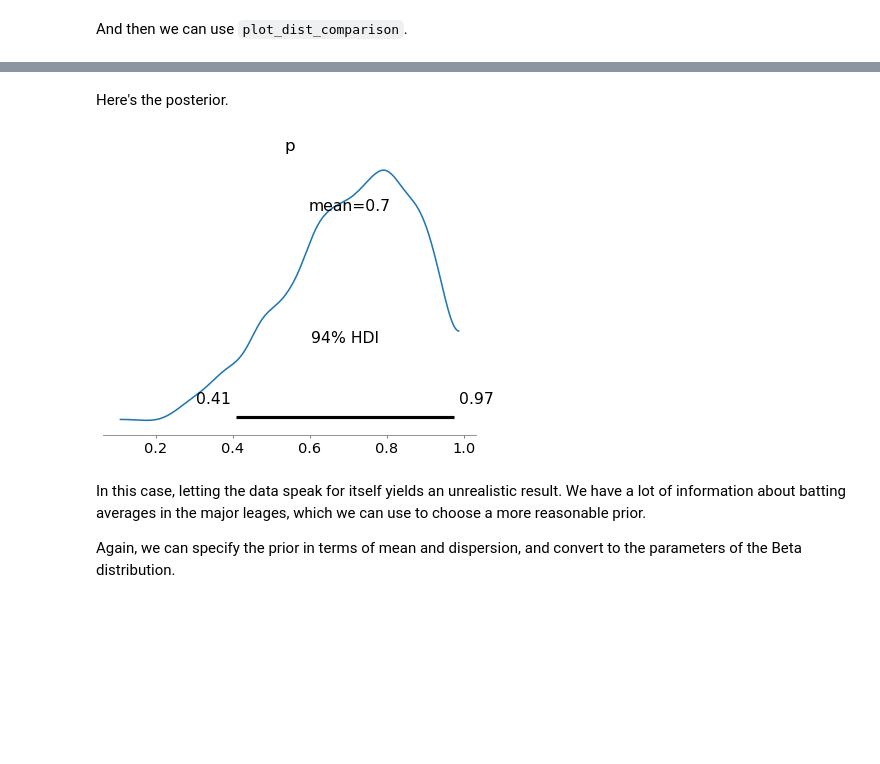
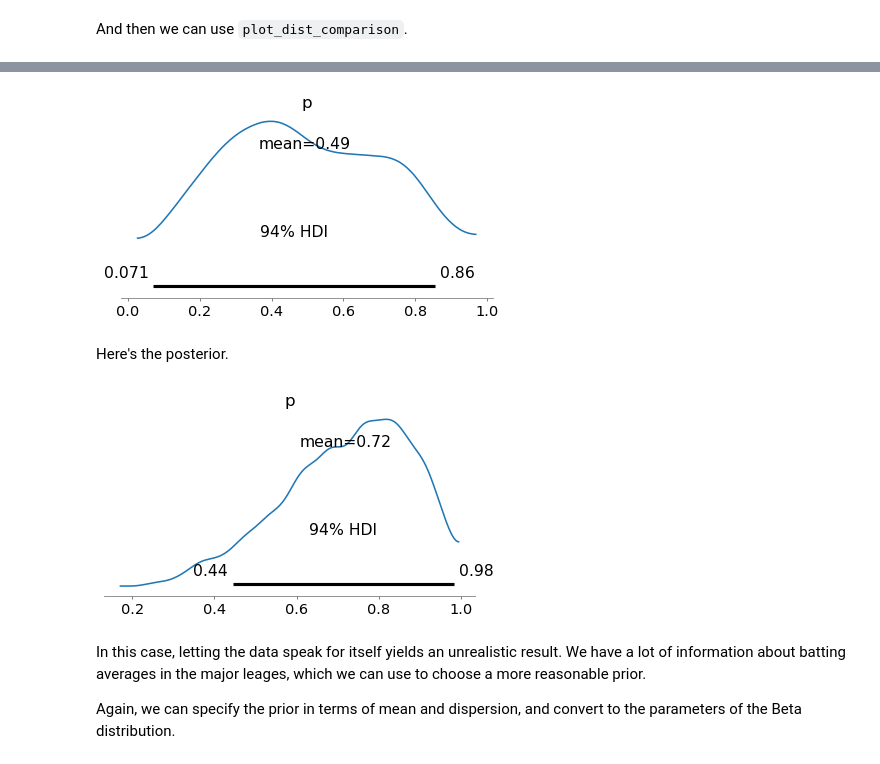
Before and after one commit to pymc-labs/ai_decision_workshop, a Jupyter notebook: soln/01_prior_and_posterior.ipynb, the cells around one changed output, grey strips where cells are left out. Saved outputs shown, nothing was run; the diff lists cells and outputs as text; code cells hidden in the pictures; blank space fills up the shorter version.

```diff
--- a/soln/01_prior_and_posterior.ipynb
+++ b/soln/01_prior_and_posterior.ipynb
@@ -127,0 +154,3 @@ pm.summary(trace_A)
+# %%
+with model:
+    trace = pm.sample()
@@ -138,5 +174,5 @@ To compare the prior and predictive distributions, we'll combine `trace_A` and `
 # %%
-with model_signups:
-    trace_A.extend(prior_samples)
+with model:
+    trace.extend(prior_samples)
 # %% [markdown]
 And then we can use `plot_dist_comparison`.
@@ -159,0 +205,6 @@ Sampling: [n_signups]
+# %%
+with pm.Model() as rookie_model:
+    p = pm.Beta('p', alpha=2, beta=2)
+    obs = pm.Binomial('obs', n=3, p=p, observed=3)
+    prior_trace = pm.sample_prior_predictive()
+    trace = pm.sample()
@@ -277,5 +220,0 @@ It uses a Binomial likelihood, which depends only on the number of successes and
-# %%
-with pm.Model() as rookie_model:
-    p = pm.Beta('p', alpha=2, beta=2)
-    obs = pm.Binomial('obs', n=3, p=p, observed=3)
-    trace = pm.sample(500, random_seed=123)
@@ -289,9 +221,13 @@ Sampling 4 chains for 1_000 tune and 500 draw iterations (4_000 + 2_000 draws to
+# %%
+plot_prior(prior_trace);
+# %% [output]
+[figure, added]
 # %% [markdown]
 Here's the posterior.
 # %%
-pm.plot_posterior(trace, var_names=['p']);
+az.plot_posterior(trace, var_names=['p']);
 # %% [output]
-[figure, old version]
+[figure, new version]
 # %% [markdown]
 In this case, letting the data speak for itself yields an unrealistic result.
 We have a lot of information about batting averages in the major leages, which we can use to choose a more reasonable prior.
```
Also changed, not shown: parts of 71 cells of this notebook, 1 other file.
